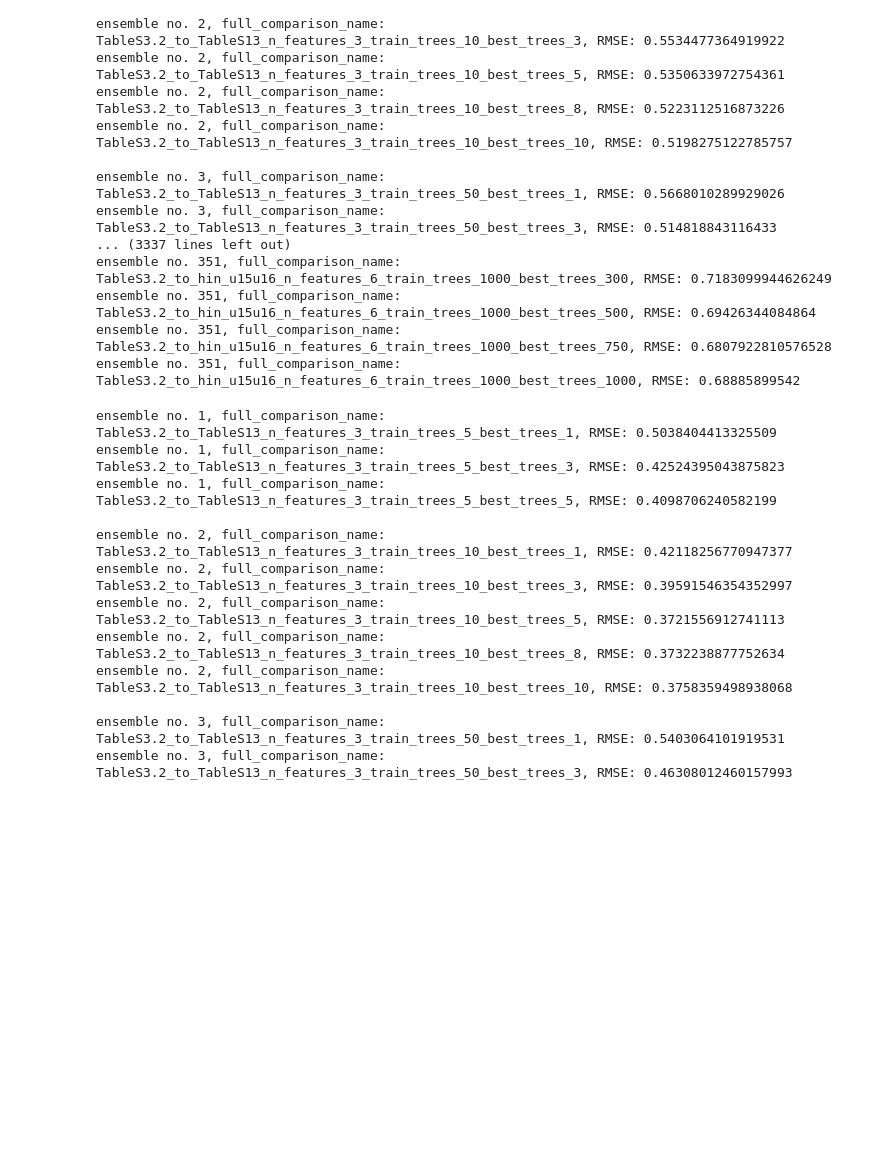
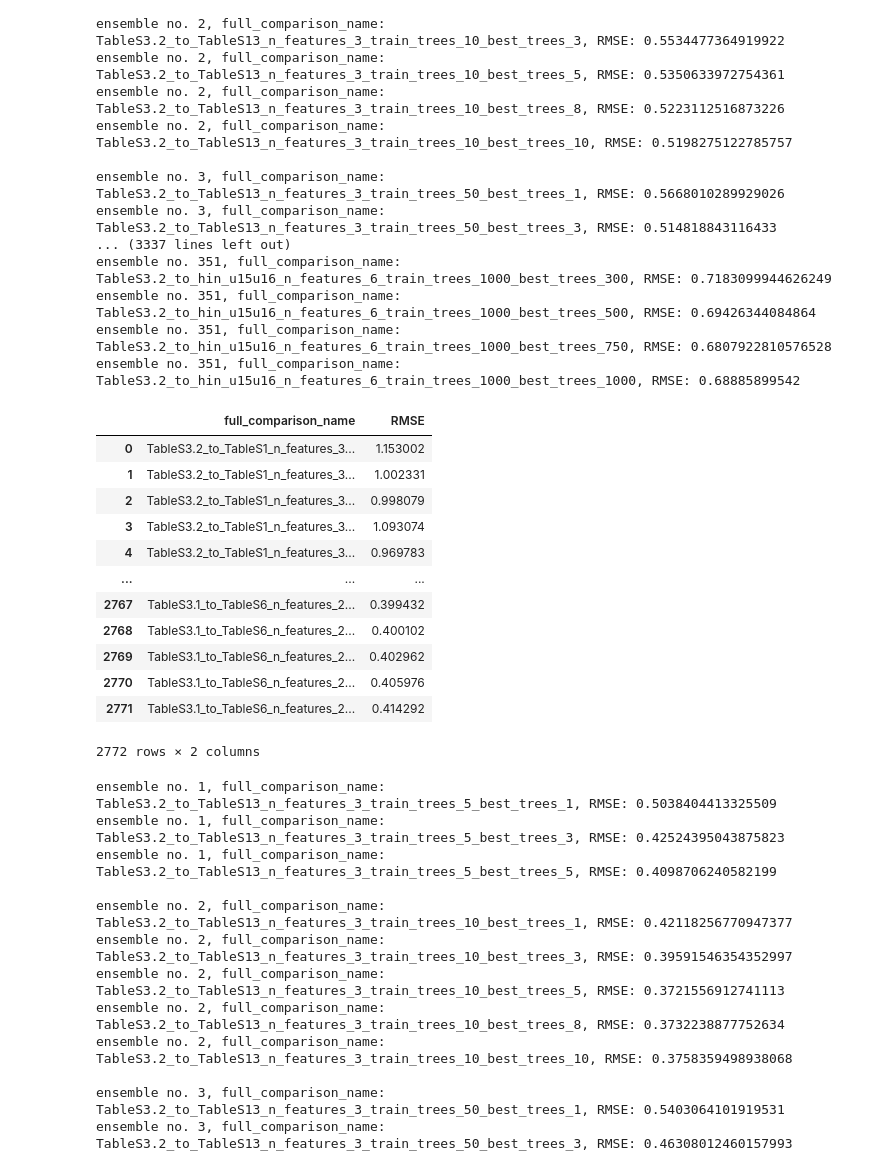
Before and after one commit to nick33333/einav_lab_work, a Jupyter notebook: Nicks_stuff/grid_search.ipynb, the cells around one changed output. Drawn from its saved outputs; the diff is of its cells as text; code cells hidden in the pictures; blank space fills up the shorter version.

```diff
--- a/Nicks_stuff/grid_search.ipynb
+++ b/Nicks_stuff/grid_search.ipynb
@@ -377,6 +377,22 @@ ensemble no. 351, full_comparison_name: TableS3.2_to_hin_u15u16_n_features_6_tra
 ensemble no. 351, full_comparison_name: TableS3.2_to_hin_u15u16_n_features_6_train_trees_1000_best_trees_500, RMSE: 0.69426344084864
 ensemble no. 351, full_comparison_name: TableS3.2_to_hin_u15u16_n_features_6_train_trees_1000_best_trees_750, RMSE: 0.6807922810576528
 ensemble no. 351, full_comparison_name: TableS3.2_to_hin_u15u16_n_features_6_train_trees_1000_best_trees_1000, RMSE: 0.68885899542
+# %%
+results_df
+# %% [output]
+|  | full_comparison_name | RMSE |
+| 0 | TableS3.2_to_TableS1_n_features_3... | 1.153002 |
+| 1 | TableS3.2_to_TableS1_n_features_3... | 1.002331 |
+| 2 | TableS3.2_to_TableS1_n_features_3... | 0.998079 |
+| 3 | TableS3.2_to_TableS1_n_features_3... | 1.093074 |
+| 4 | TableS3.2_to_TableS1_n_features_3... | 0.969783 |
+| ... | ... | ... |
+| 2767 | TableS3.1_to_TableS6_n_features_2... | 0.399432 |
+| 2768 | TableS3.1_to_TableS6_n_features_2... | 0.400102 |
+| 2769 | TableS3.1_to_TableS6_n_features_2... | 0.402962 |
+| 2770 | TableS3.1_to_TableS6_n_features_2... | 0.405976 |
+| 2771 | TableS3.1_to_TableS6_n_features_2... | 0.414292 |
+2772 rows × 2 columns
 # %%
 np.random.seed(11) # Set random seed
 
```
Also changed, not shown: 2 other files.
